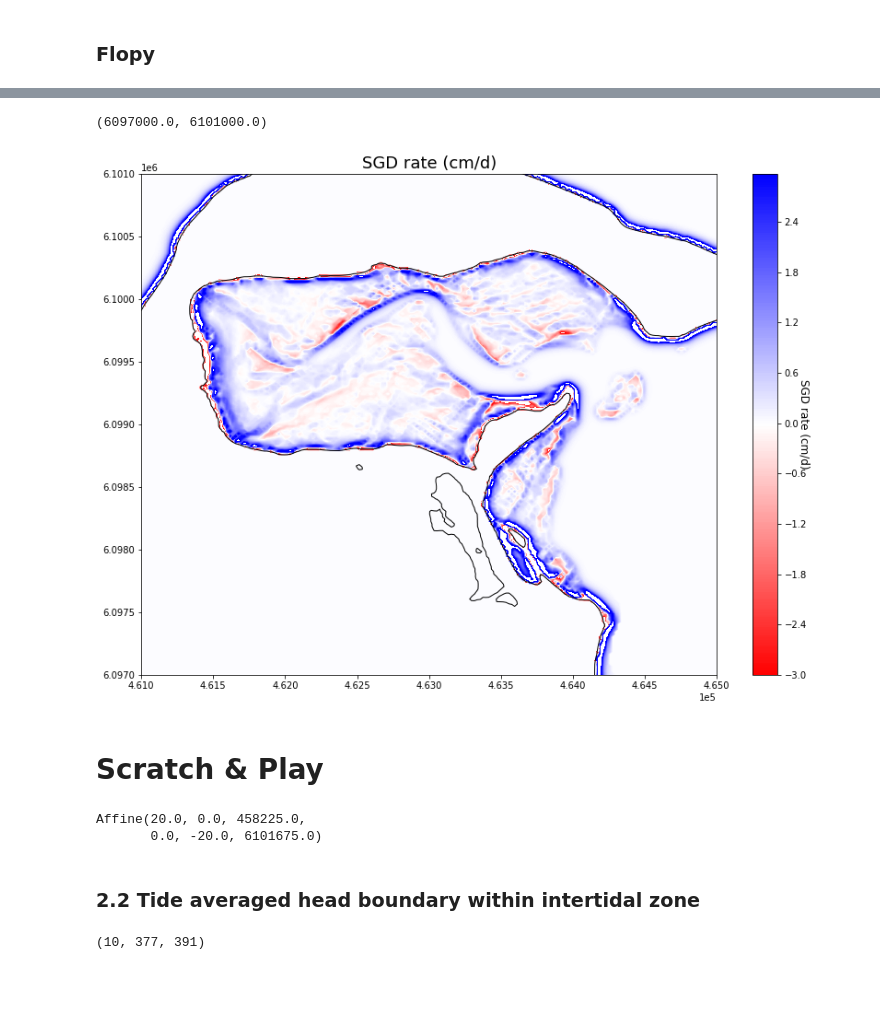
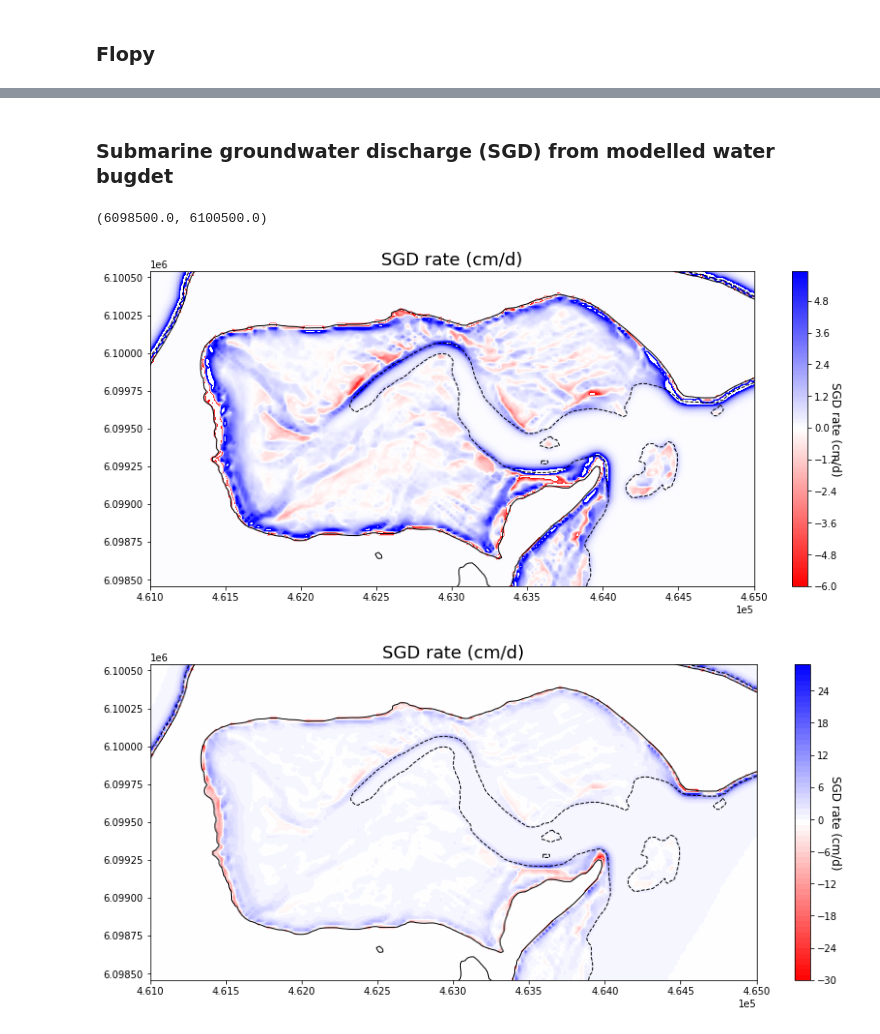
Before and after one commit to JanekGreskowiak/Koenigshafen_GW_model, a Jupyter notebook: Koenigshafen_Sylt_Model_v0.ipynb, the cells around one changed output, grey strips where cells are left out. Drawn from its saved outputs; the diff is of its cells as text; code cells hidden in the pictures; blank space fills up the shorter version.

```diff
--- a/Koenigshafen_Sylt_Model_v0.ipynb
+++ b/Koenigshafen_Sylt_Model_v0.ipynb
@@ -135,9 +141,15 @@ img.axes.get_yaxis().set_visible(False)
 # %%
+rst2=rasterio.open('./Bathymetrie_sub_resampled.tif')
 top=np.copy(rst2.read()[0]) # get topography
+
 nrow=len(top[:,1]) # number of model rows
 ncol=len(top[1,:]) # number of model columns
 nlay=10 # number of model layers
 
+
+rst3=rasterio.open('./active_cells.tif')
+flag_raster=np.copy(rst3.read()[0])
+
 ibound=np.broadcast_to(flag_raster,(nlay,nrow,ncol)) # broadcast the ibounds to all layers
 # %%
 # Here we make the bottoms for each layer
@@ -297,33 +337,35 @@ Text(0.5, 1.0, 'Hydraulic head contours')
+# %% [markdown]
+### Submarine groundwater discharge (SGD) from modelled water bugdet
 # %%
 cbb = flopy.utils.binaryfile.CellBudgetFile(model_name+'/' + model_name + '.cbc')
 #kstpkper_list = cbb.get_kstpkper()
 #cbb.list_records()
-ghb_f = cbb.get_data(text='HEAD DEP BOUNDS',full3D=True)
+ghb_flow = cbb.get_data(text='HEAD DEP BOUNDS',full3D=True) # read from budget file
 
-fig, ax = plt.subplots(1, figsize=(14, 10))
+SGD=-ghb_flow[0].data[0,:,:]/(dx*dy)*100 # in cm/d, positive is discharge, negative is recharge
 
-cont=plt.contourf(X,Y,-ghb_f[0].data[0,:,:]/(dx*dy)*100,np.arange(-3,3,3.0e-2),cmap='bwr_r')
+plt.figure(1, figsize=(14, 6))
+cont=plt.contourf(X,Y,SGD,np.arange(-6,6,6.0e-2),cmap='bwr_r')
 cbar=plt.colorbar()
 cbar.set_label('SGD rate (cm/d)', rotation=270,fontsize=12)
 plt.contour(X,Y,top,np.arange(0.9,0.91,0.1),colors='k',linewidths=1.0) ## high water line
-#plt.contour(X,Y,top,np.arange(-0.9,-0.91,-0.1),color='k',linewidths=1.5) ## low water line
+plt.contour(X,Y,top,np.arange(-0.9,-0.91,-0.1),colors='k',linewidths=1.0,linestyles='--') ## low water line
 plt.title('SGD rate (cm/d)',fontsize=18)
+plt.axis('equal')
+plt.xlim(4.61e5,4.65e5)
+plt.ylim(6.0985e6,6.1005e6)
 
+plt.figure(2, figsize=(14, 6))
+cont=plt.contourf(X,Y,SGD,np.arange(-30,30,1),cmap='bwr_r')
+cbar=plt.colorbar()
+cbar.set_label('SGD rate (cm/d)', rotation=270,fontsize=12)
+plt.contour(X,Y,top,np.arange(0.9,0.91,0.1),colors='k',linewidths=1.0) ## high water line
+plt.contour(X,Y,top,np.arange(-0.9,-0.91,-0.1),colors='k',linewidths=1.0,linestyles='--') ## low water line
+plt.title('SGD rate (cm/d)',fontsize=18)
+plt.axis('equal')
 plt.xlim(4.61e5,4.65e5)
-plt.ylim(6.097e6,6.101e6)
+plt.ylim(6.0985e6,6.1005e6)
 # %% [output]
-(6097000.0, 6101000.0)
+(6098500.0, 6100500.0)
-[figure, old version]
+[figure, new version]
+[figure, added]
-# %% [markdown]
-# Scratch & Play
-# %%
-rst3.transform
-# %% [output]
-Affine(20.0, 0.0, 458225.0,
-       0.0, -20.0, 6101675.0)
-# %% [markdown]
-### 2.2 Tide averaged head boundary within intertidal zone
-# %%
-ibound.shape
-# %% [output]
-(10, 377, 391)
```
Also changed, not shown: parts of 15 cells of this notebook.
